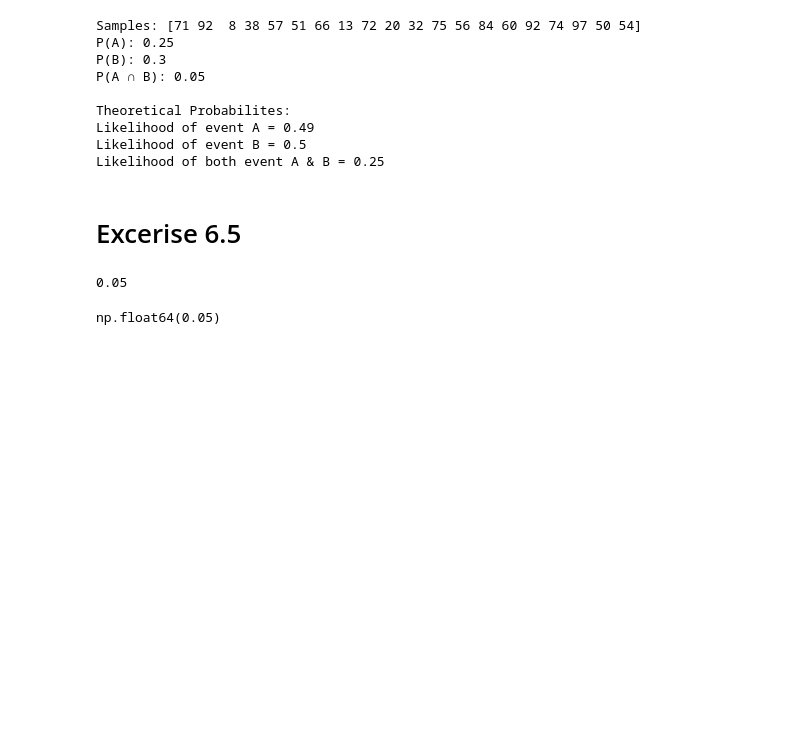
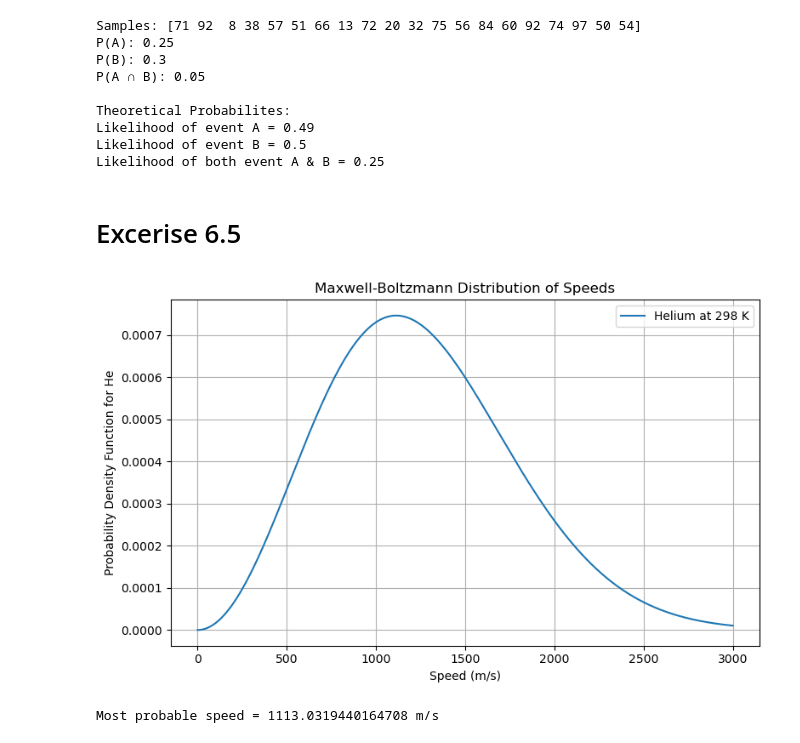
Before and after one commit to mta-phy/5820x, a Jupyter notebook: MDS-book/Code/ch05_Combinatorics_and_Probabilities/HW test.ipynb, the cells around one changed output. Saved outputs shown, nothing was run; the diff lists cells and outputs as text; code cells hidden in the pictures; blank space fills up the shorter version.

```diff
--- a/MDS-book/Code/ch05_Combinatorics_and_Probabilities/HW test.ipynb
+++ b/MDS-book/Code/ch05_Combinatorics_and_Probabilities/HW test.ipynb
@@ -87,10 +87,45 @@ Likelihood of both event A & B = 0.25
 # %% [markdown]
 # Excerise 6.5
 # %%
+# (a)
+import numpy as np
+import matplotlib.pyplot as plt
+
+k_B = 1.3806e-23  # in J/K
+T = 298           # in Kelvin
+amu_to_kg = 1.6605e-27
+m = 4 * amu_to_kg  # Mass of helium atom in kg
+
+# Maxwell-Boltzmann speed distribution function
+def f_MB(c, m, T):
+    factor = 4 * np.pi * c**2 * (m / (2 * np.pi * k_B * T))**(3/2)
+    exponent = np.exp(-m * c**2 / (2 * k_B * T))
+    return factor * exponent
+
+
+c = np.linspace(0, 3000, 500)
+f_c = f_MB(c, m, T)
+
+# Plotting
+plt.figure(figsize=(8, 5))
+plt.plot(c, f_c, label='Helium at 298 K')
+plt.xlabel('Speed (m/s)')
+plt.ylabel('Probability Density Function for He')
+plt.title('Maxwell-Boltzmann Distribution of Speeds')
+plt.grid(True)
+plt.legend()
+plt.tight_layout()
+plt.show()
 # %% [output]
-0.05
+[figure, added]
 # %%
-pAB
+# (b)
+k_B = 1.3806e-23  # in J/K
+T = 298           # in Kelvin
+amu_to_kg = 1.6605e-27
+m = 4 * amu_to_kg  # Mass of helium atom in kg
+most_probable_speed=np.sqrt((2*k_B*T)/m)
+print('Most probable speed = '+ str(most_probable_speed)+' m/s')
 # %% [output]
-np.float64(0.05)
+Most probable speed = 1113.0319440164708 m/s
 # %%
```
Also changed, not shown: parts of 3 cells of this notebook.
